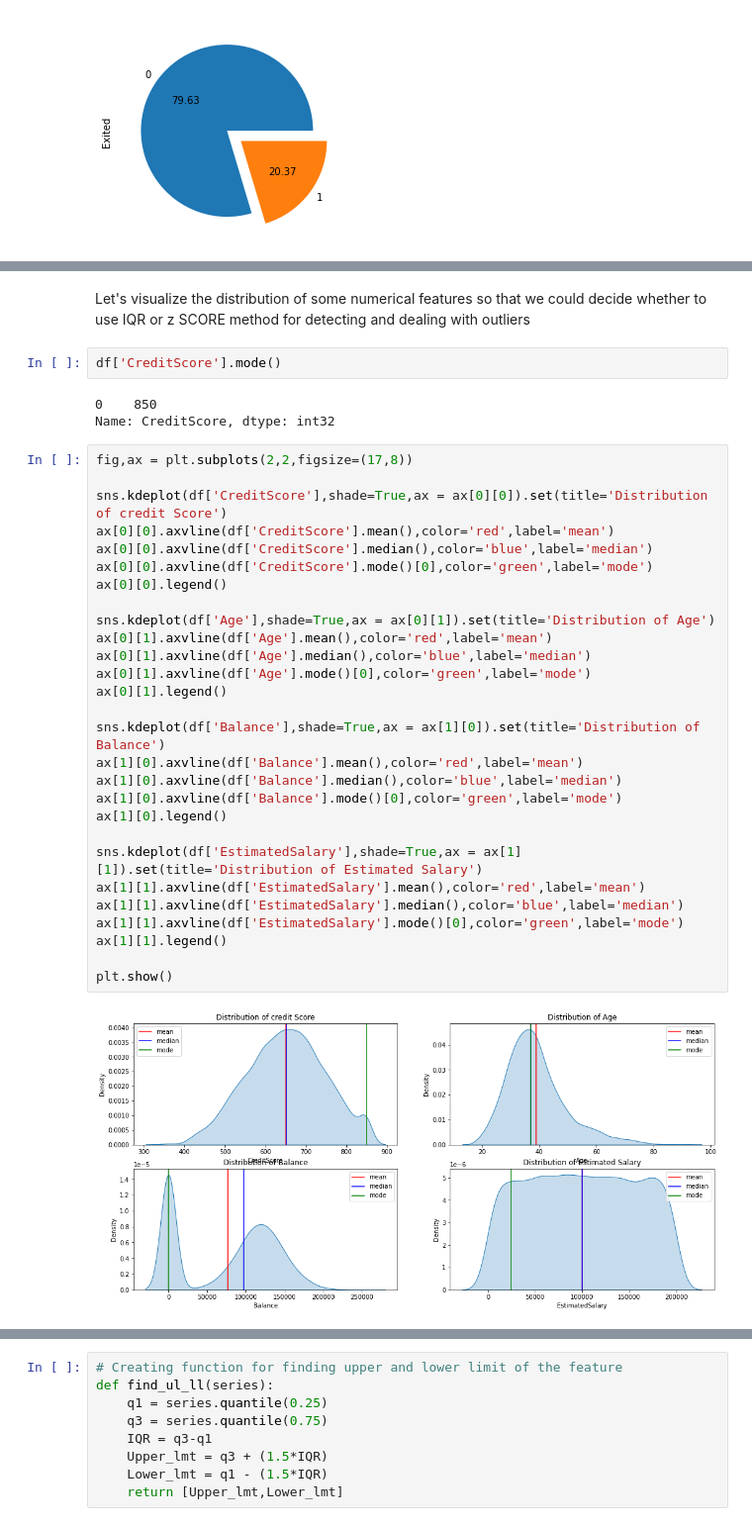
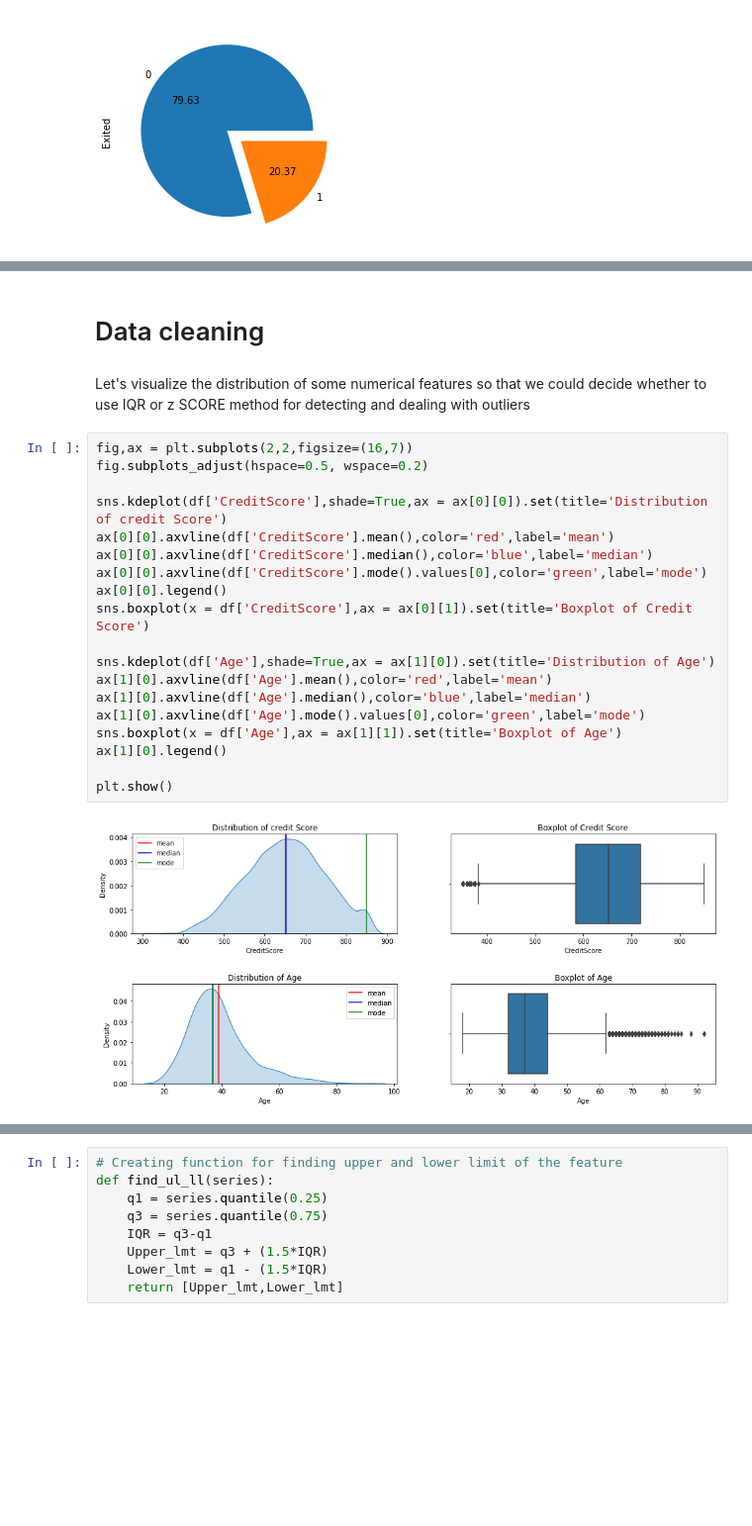
Before and after one commit to yuvraaj2002/Deep-learning-projects, a Jupyter notebook: Customer Churn Prediction/Code.ipynb, the cells around one changed output, grey strips where cells are left out. Shown at 99% size. Saved outputs shown, nothing was run; the diff lists cells and outputs as text; blank space fills up the shorter version.

Commit message:
Improoved the data visualizations

```diff
--- a/Customer Churn Prediction/Code.ipynb
+++ b/Customer Churn Prediction/Code.ipynb
@@ -110,37 +143,25 @@ df['Exited'].value_counts().plot(kind='pie',autopct='%.2f',explode= ex)
+# %% [markdown]
+# Data cleaning
 # %% [markdown]
 Let's visualize the distribution of some numerical features so that we could decide whether to use IQR or z SCORE method for detecting and dealing with outliers
-# %%
-df['CreditScore'].mode()
-# %% [output]
-0    850
-Name: CreditScore, dtype: int32
 # %%
-fig,ax = plt.subplots(2,2,figsize=(17,8))
+fig,ax = plt.subplots(2,2,figsize=(16,7))
+fig.subplots_adjust(hspace=0.5, wspace=0.2)
 
 sns.kdeplot(df['CreditScore'],shade=True,ax = ax[0][0]).set(title='Distribution of credit Score')
 ax[0][0].axvline(df['CreditScore'].mean(),color='red',label='mean')
 ax[0][0].axvline(df['CreditScore'].median(),color='blue',label='median')
-ax[0][0].axvline(df['CreditScore'].mode()[0],color='green',label='mode')
+ax[0][0].axvline(df['CreditScore'].mode().values[0],color='green',label='mode')
 ax[0][0].legend()
+sns.boxplot(x = df['CreditScore'],ax = ax[0][1]).set(title='Boxplot of Credit Score')
 
-sns.kdeplot(df['Age'],shade=True,ax = ax[0][1]).set(title='Distribution of Age')
-ax[0][1].axvline(df['Age'].mean(),color='red',label='mean')
-ax[0][1].axvline(df['Age'].median(),color='blue',label='median')
-ax[0][1].axvline(df['Age'].mode()[0],color='green',label='mode')
-ax[0][1].legend()
-
-sns.kdeplot(df['Balance'],shade=True,ax = ax[1][0]).set(title='Distribution of Balance')
-ax[1][0].axvline(df['Balance'].mean(),color='red',label='mean')
-ax[1][0].axvline(df['Balance'].median(),color='blue',label='median')
-ax[1][0].axvline(df['Balance'].mode()[0],color='green',label='mode')
+sns.kdeplot(df['Age'],shade=True,ax = ax[1][0]).set(title='Distribution of Age')
+ax[1][0].axvline(df['Age'].mean(),color='red',label='mean')
+ax[1][0].axvline(df['Age'].median(),color='blue',label='median')
+ax[1][0].axvline(df['Age'].mode().values[0],color='green',label='mode')
+sns.boxplot(x = df['Age'],ax = ax[1][1]).set(title='Boxplot of Age')
 ax[1][0].legend()
 
-sns.kdeplot(df['EstimatedSalary'],shade=True,ax = ax[1][1]).set(title='Distribution of Estimated Salary')
-ax[1][1].axvline(df['EstimatedSalary'].mean(),color='red',label='mean')
-ax[1][1].axvline(df['EstimatedSalary'].median(),color='blue',label='median')
-ax[1][1].axvline(df['EstimatedSalary'].mode()[0],color='green',label='mode')
-ax[1][1].legend()
-
 plt.show()
 # %% [output]
-[figure, old version]
+[figure, new version]
```
Also changed, not shown: parts of 42 cells of this notebook.
